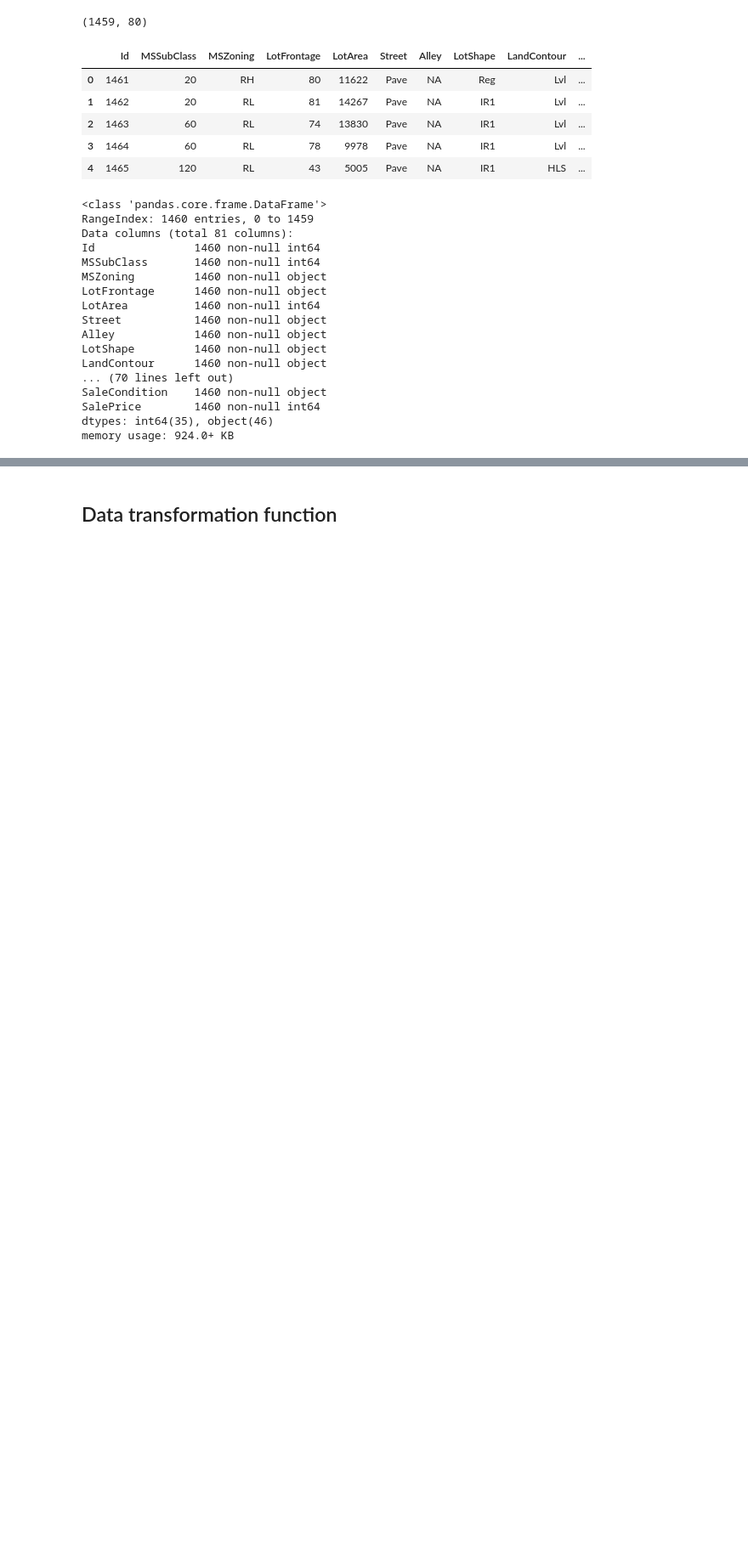
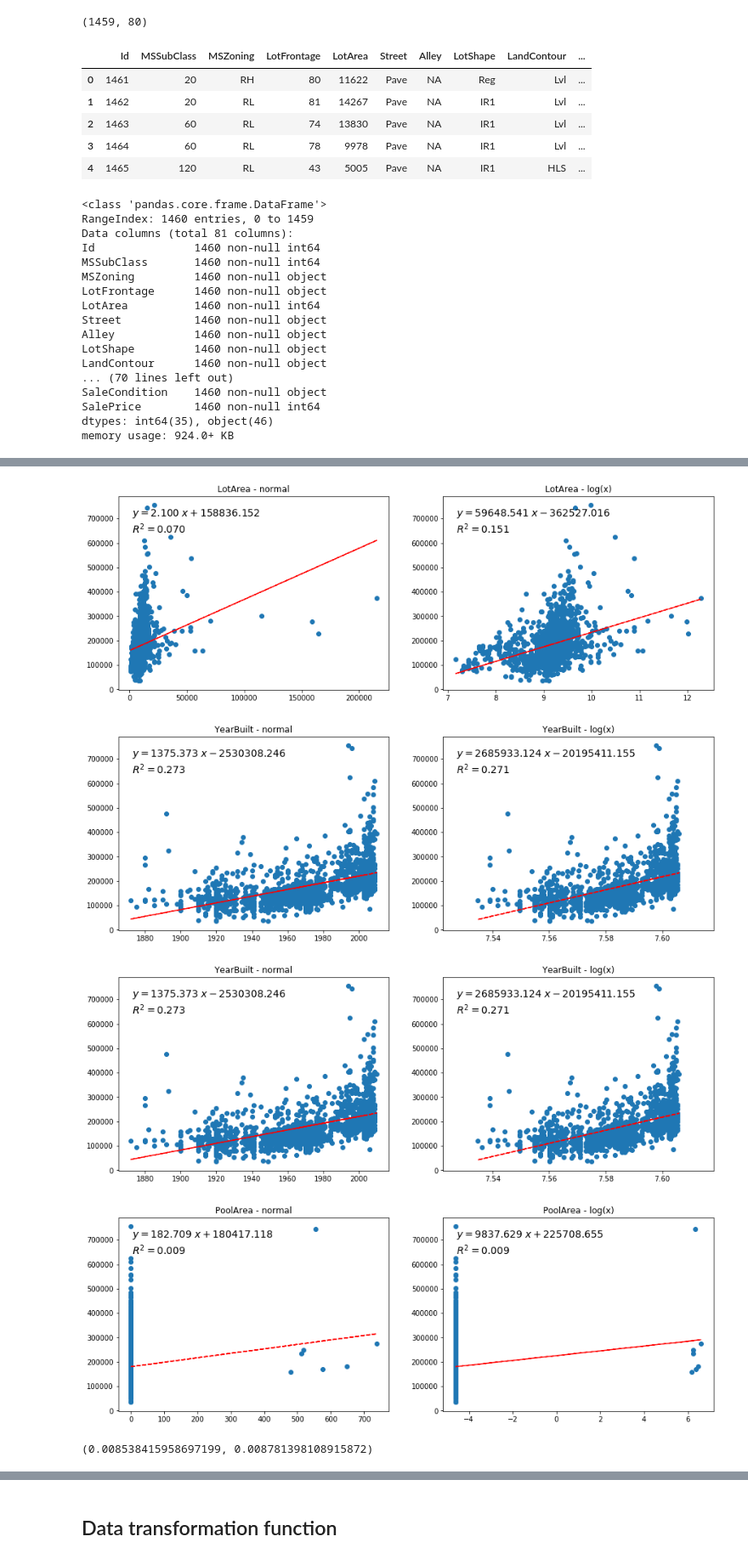
Before and after one commit to oryden/house-price-training-kaggle, a Jupyter notebook: jupyter_notebooks/Kaggle_House_Prices_v1.ipynb, the cells around one changed output, grey strips where cells are left out. Shown at 85% size. Drawn from its saved outputs; the diff is of its cells as text; code cells hidden in the pictures; blank space fills up the shorter version.

Commit message:
- created functionallity to plot continous variables

```diff
--- a/jupyter_notebooks/Kaggle_House_Prices_v1.ipynb
+++ b/jupyter_notebooks/Kaggle_House_Prices_v1.ipynb
@@ -102,0 +200,59 @@ memory usage: 924.0+ KB
+# %%
+# Define a function to plot continous variables
+def plot_continous_variable(data,x_variable, y_variable="SalePrice"):
+    fig, (ax1, ax2) = plt.subplots(1, 2)
+    fig.set_size_inches(15, 5)
+
+    # clean data for plotting
+    x_raw = data[x_variable].copy()
+    x_raw.loc[x_raw=="NA"] = 0.0
+    x_raw = x_raw.fillna(0).astype(float)
+    x_raw_log = x_raw.copy()
+    x_raw_log.loc[x_raw_log==0] = 0.01 # Todo: look into this variable
+
+    x = x_raw
+    y = data[y_variable]
+    ax1.scatter(x, y)
+
+    z = np.polyfit(x, y, 1)
+    p = np.poly1d(z)
+    y_hat = np.poly1d(z)(x)
+    ax1.plot(x,p(x),"r--")
+    r2_norm = r2_score(y,y_hat)
+
+    text = f"$y={z[0]:0.3f}\;x{z[1]:+0.3f}$\n$R^2 = {r2_norm:0.3f}$"
+    ax1.text(0.05, 0.95, text,transform=ax1.transAxes,
+         fontsize=14, verticalalignment='top')
+    ax1.set_title("{} - normal".format(x_variable))
+
+    # logarithmic
+    x_log = np.log(x_raw_log)
+    y = data['SalePrice']
+    ax2.scatter(x_log, y)
+
+    z = np.polyfit(x_log, y, 1)
+    p = np.poly1d(z)
+    y_hat = np.poly1d(z)(x_log)
+    ax2.plot(x_log,p(x_log),"r--")
+    r2_log = r2_score(y,y_hat)
+
+    text = f"$y={z[0]:0.3f}\;x{z[1]:+0.3f}$\n$R^2 = {r2_log :0.3f}$"
+
+    ax2.text(0.05, 0.95, text,transform=ax2.transAxes,
+         fontsize=14, verticalalignment='top')
+    ax2.set_title("{} - log(x)".format(x_variable))
+
+    plt.show()
+
+    return r2_norm, r2_log
+
+# Test to plot some of the variables
+plot_continous_variable(raw_data,x_variable='LotArea')
+plot_continous_variable(raw_data,x_variable='YearBuilt')
+plot_continous_variable(raw_data,x_variable="PoolArea")
+# %% [output]
+[figure, added]
+[figure, added]
+[figure, added]
+[figure, added]
+(0.008538415958697199, 0.008781398108915872)
```
Also changed, not shown: parts of 5 cells of this notebook.
